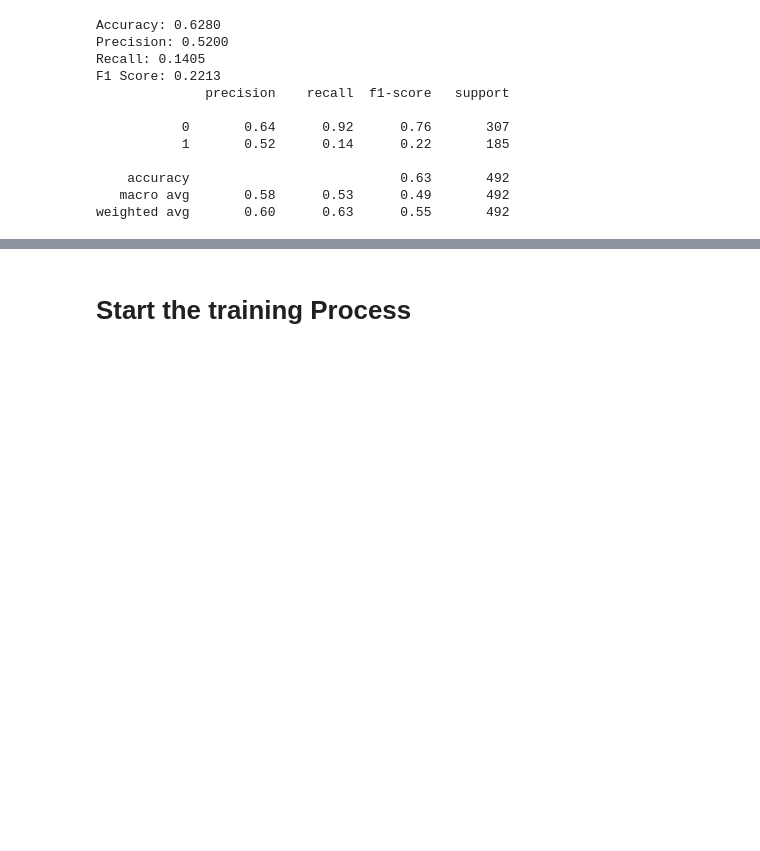
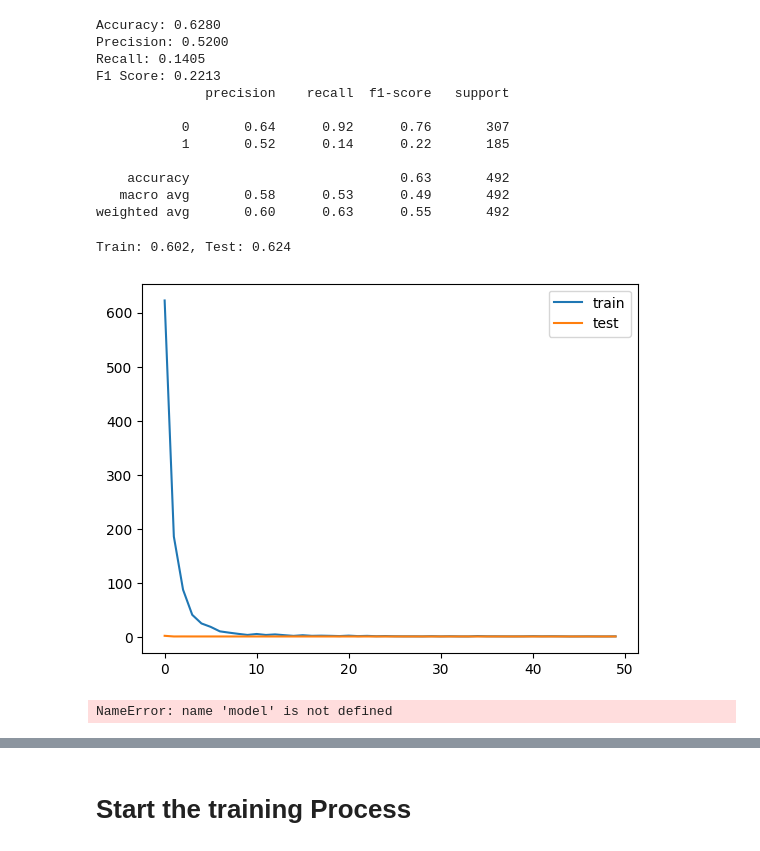
Before and after one commit to tomunizua/waterqualitymodel_pld3, a Jupyter notebook: waterqualitymodel_pld3_.ipynb, the cells around one changed output, grey strips where cells are left out. Cells and saved outputs as stored; diff of their text form; code cells hidden in the pictures; blank space fills up the shorter version.

Commit message:
model architecture and training

```diff
--- a/waterqualitymodel_pld3_.ipynb
+++ b/waterqualitymodel_pld3_.ipynb
@@ -235,3 +230,65 @@ def model_name_of_student():
+# %%
+#Model Definition by member 2
+from tensorflow.keras.layers import Dense, Dropout
+from tensorflow.keras.regularizers import l1, l2
+from tensorflow.keras.callbacks import EarlyStopping
+
+def model_theodora():
+    model = tf.keras.Sequential([
+        layers.Dense(64, activation='relu', input_shape=(X_train.shape[1],), kernel_regularizer=l2(0.0001)),
+        layers.Dropout(0.3),
+        layers.Dense(32, activation='relu', kernel_regularizer=l2(0.0001)),
+        layers.Dropout(0.3),
+        layers.Dense(16, activation='relu', kernel_regularizer=l2(0.0001)),
+        layers.Dropout(0.3),
+        #layers.Dense(8,activation='relu',kernel_regularizer=regularizers.l1(0.0001)),
+        layers.Dense(1, activation='sigmoid')
+    ])
+
+    model.compile(optimizer=tf.keras.optimizers.Adam(learning_rate=0.001), loss='binary_crossentropy', metrics=['accuracy'])
+    return model
+
+# Create the model
+theodora_model = model_theodora()
+
+# Early Stopping
+early_stopping = EarlyStopping(monitor='val_loss', patience=10, restore_best_weights=True)
+# %%
+# Fit the model
+history = theodora_model.fit(X_train, y_train, validation_data=(X_val, y_val), epochs=50, verbose=0, callbacks=[early_stopping])
+
+# Evaluate the model
+_, train_acc = theodora_model.evaluate(X_train, y_train, verbose=0)
+_, test_acc = theodora_model.evaluate(X_test, y_test, verbose=0)
+print('Train: %.3f, Test: %.3f' % (train_acc, test_acc))
+
+# Plot training history
+plt.plot(history.history['loss'], label='train')
+plt.plot(history.history['val_loss'], label='test')
+plt.legend()
+plt.show()
+# %% [output]
+Train: 0.602, Test: 0.624
+[figure, added]
+# %%
+y_pred_prob = model.predict(X_test)
+y_pred = (y_pred_prob > 0.5).astype(int)
+
+from sklearn.metrics import classification_report, accuracy_score, precision_score, recall_score, f1_score
+
+
+accuracy = accuracy_score(y_test, y_pred)
+precision = precision_score(y_test, y_pred)
+recall = recall_score(y_test, y_pred)
+f1 = f1_score(y_test, y_pred)
+
+print(f"Accuracy: {accuracy:.3f}")
+print(f"Precision: {precision:.3f}")
+print(f"Recall: {recall:.3f}")
+print(f"F1 Score: {f1:.3f}")
+print(classification_report(y_test, y_pred))
+# %% [output]
+NameError: name 'model' is not defined
 # %%
 #Model Definition by member 3
 def model_name_of_student():
```
Also changed, not shown: parts of 3 cells of this notebook.
